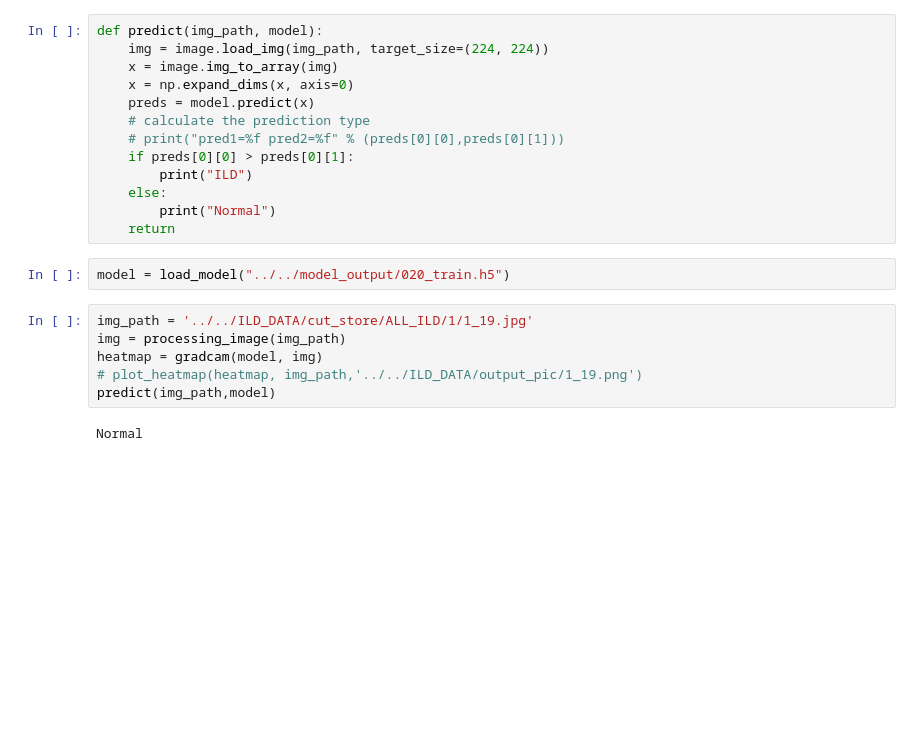
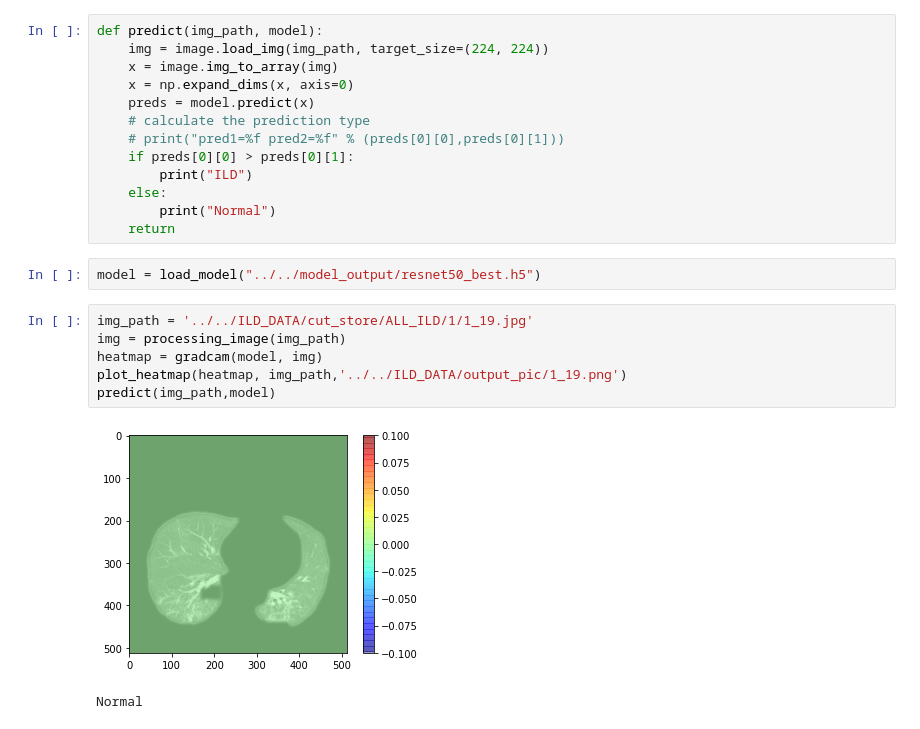
Before and after one commit to Media1129/ILD_PROJECT, a Jupyter notebook: Grad_CAM/ILD_CAM_RESNET.ipynb, the cells around one changed output. Cells and saved outputs as stored; diff of their text form; blank space fills up the shorter version.

```diff
--- a/Grad_CAM/ILD_CAM_RESNET.ipynb
+++ b/Grad_CAM/ILD_CAM_RESNET.ipynb
@@ -98,14 +100,15 @@ def predict(img_path, model):
         print("Normal")
     return
 # %%
-model = load_model("../../model_output/020_train.h5")
+model = load_model("../../model_output/resnet50_best.h5")
 # %%
 img_path = '../../ILD_DATA/cut_store/ALL_ILD/1/1_19.jpg'
 img = processing_image(img_path)
 heatmap = gradcam(model, img)
-# plot_heatmap(heatmap, img_path,'../../ILD_DATA/output_pic/1_19.png')
+plot_heatmap(heatmap, img_path,'../../ILD_DATA/output_pic/1_19.png')
 predict(img_path,model)
 # %% [output]
+[figure, added]
 Normal
 # %%
 img_path = '../../ILD_DATA/cut_store/ALL_ILD/5/5_23.jpg'
```
Also changed, not shown: parts of 8 cells of this notebook, 6 other files.
